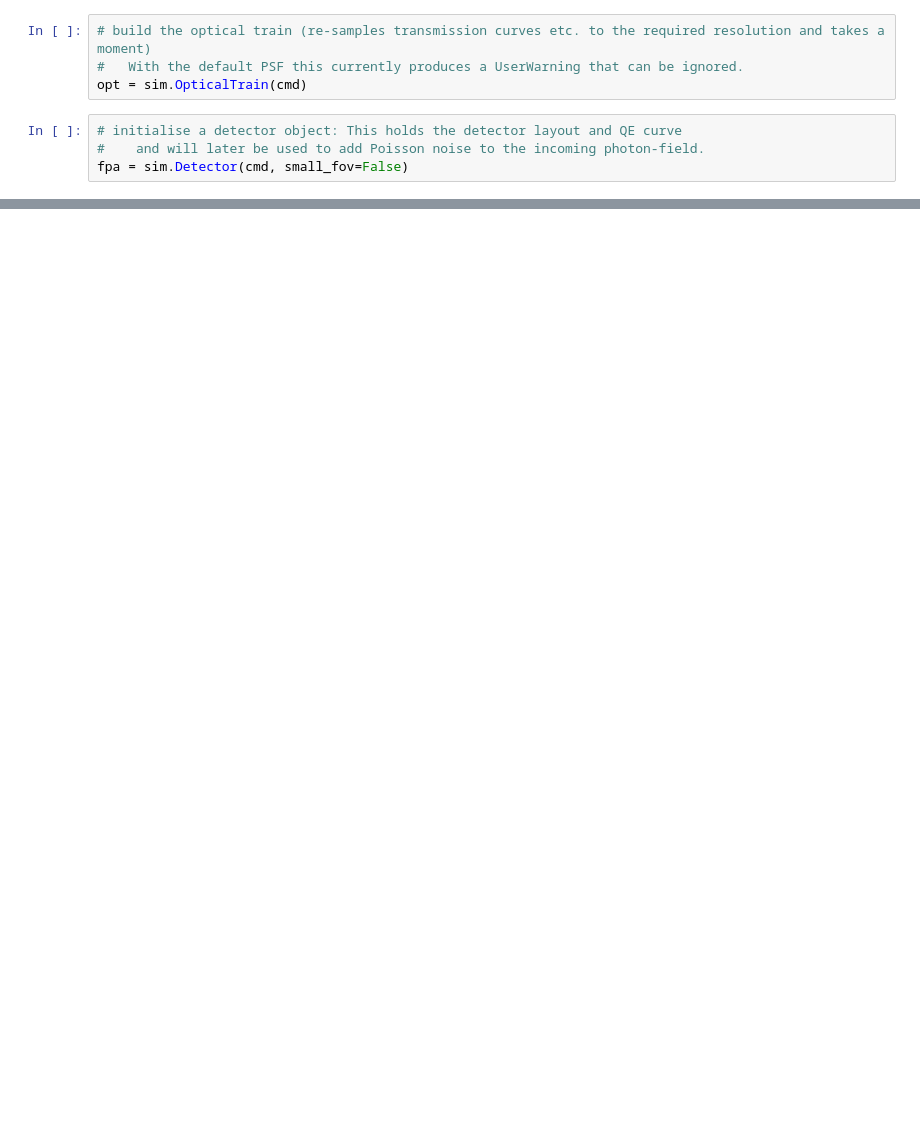
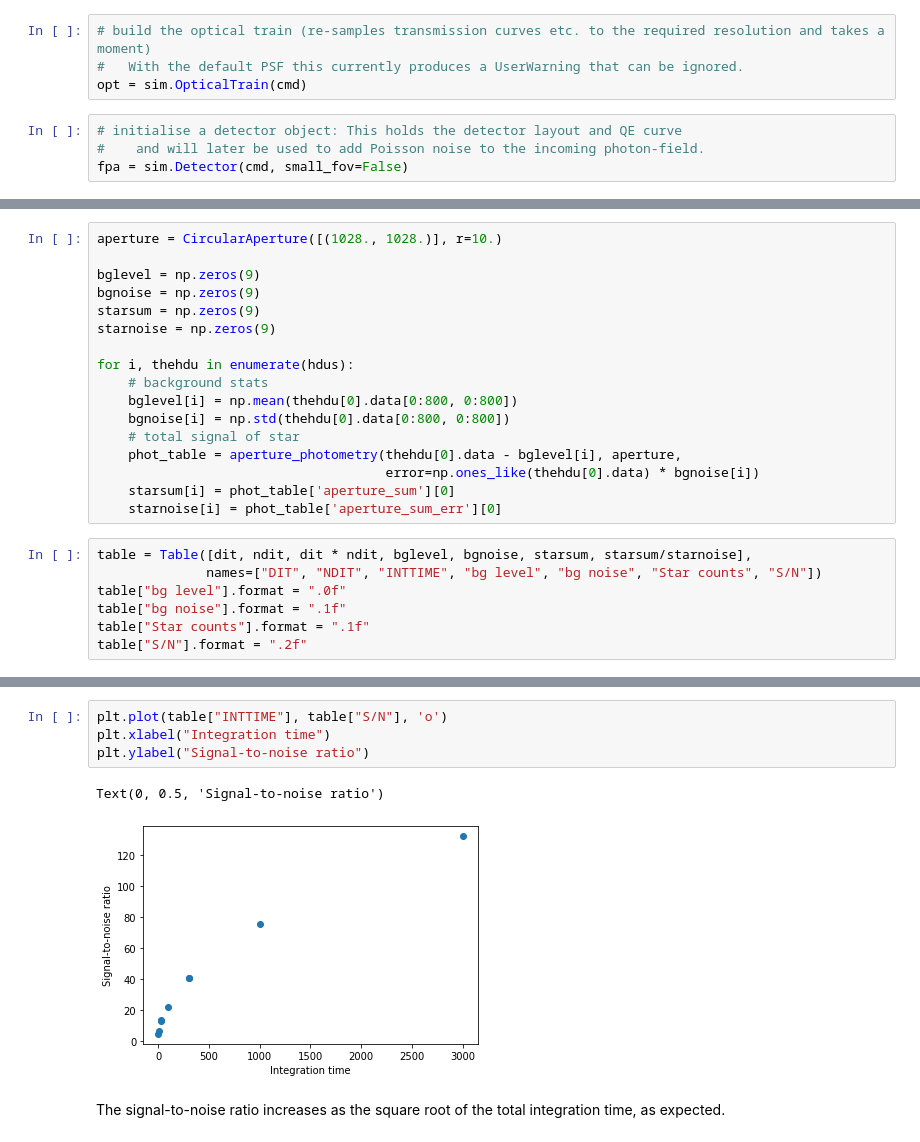
Before and after one commit to astronomyk/SimMETIS, a Jupyter notebook: notebooks/SimMETIS_IMG_LM.ipynb, the cells around one changed output, grey strips where cells are left out. Drawn from its saved outputs; the diff is of its cells as text; blank space fills up the shorter version.

```diff
--- a/notebooks/SimMETIS_IMG_LM.ipynb
+++ b/notebooks/SimMETIS_IMG_LM.ipynb
@@ -107,0 +156,24 @@ plt.colorbar()
+# %%
+aperture = CircularAperture([(1028., 1028.)], r=10.)
+
+bglevel = np.zeros(9)
+bgnoise = np.zeros(9)
+starsum = np.zeros(9)
+starnoise = np.zeros(9)
+
+for i, thehdu in enumerate(hdus):
+    # background stats
+    bglevel[i] = np.mean(thehdu[0].data[0:800, 0:800])
+    bgnoise[i] = np.std(thehdu[0].data[0:800, 0:800])
+    # total signal of star
+    phot_table = aperture_photometry(thehdu[0].data - bglevel[i], aperture,
+                                     error=np.ones_like(thehdu[0].data) * bgnoise[i])
+    starsum[i] = phot_table['aperture_sum'][0]
+    starnoise[i] = phot_table['aperture_sum_err'][0]
+# %%
+table = Table([dit, ndit, dit * ndit, bglevel, bgnoise, starsum, starsum/starnoise],
+              names=["DIT", "NDIT", "INTTIME", "bg level", "bg noise", "Star counts", "S/N"])
+table["bg level"].format = ".0f"
+table["bg noise"].format = ".1f"
+table["Star counts"].format = ".1f"
+table["S/N"].format = ".2f"
@@ -107,0 +194,9 @@ plt.colorbar()
+# %%
+plt.plot(table["INTTIME"], table["S/N"], 'o')
+plt.xlabel("Integration time")
+plt.ylabel("Signal-to-noise ratio")
+# %% [output]
+Text(0, 0.5, 'Signal-to-noise ratio')
+[figure, added]
+# %% [markdown]
+The signal-to-noise ratio increases as the square root of the total integration time, as expected.
```
Also changed, not shown: parts of 16 cells of this notebook.
